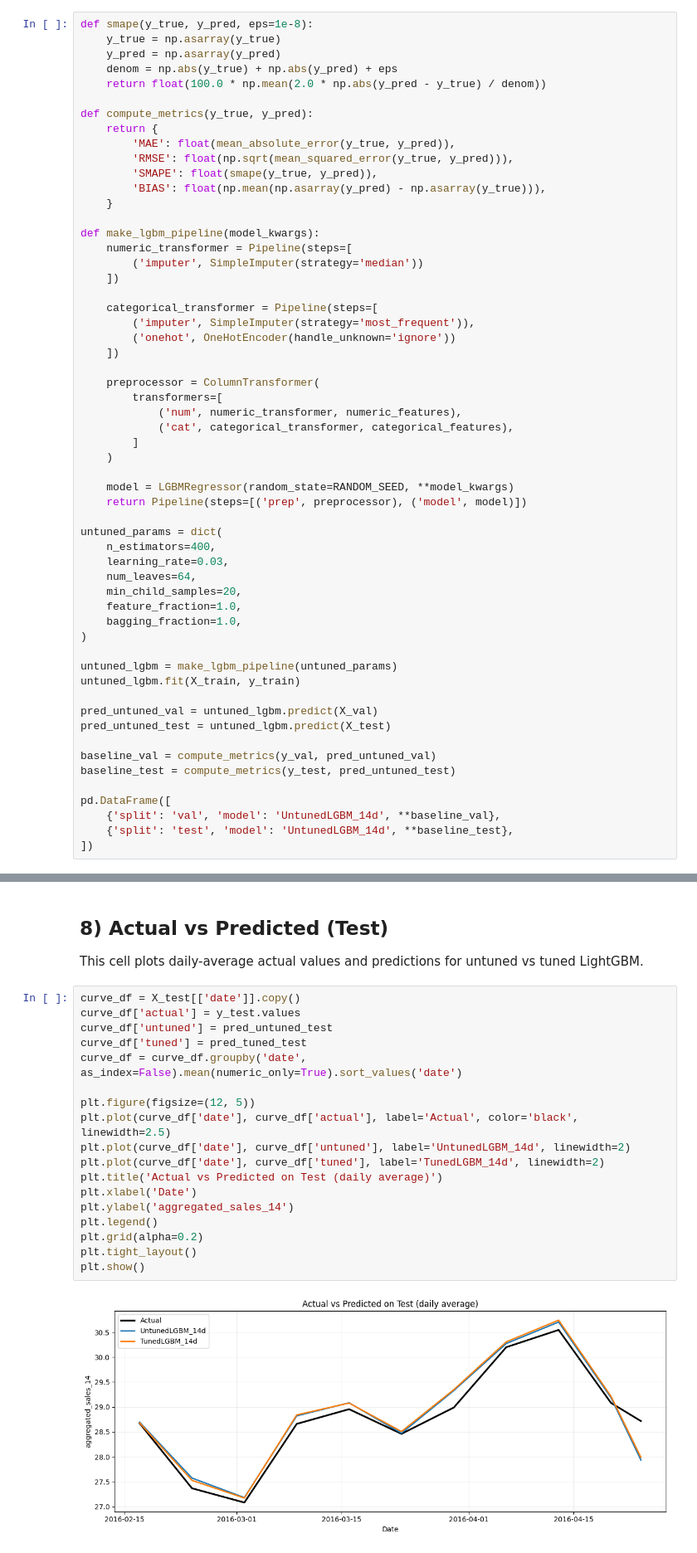
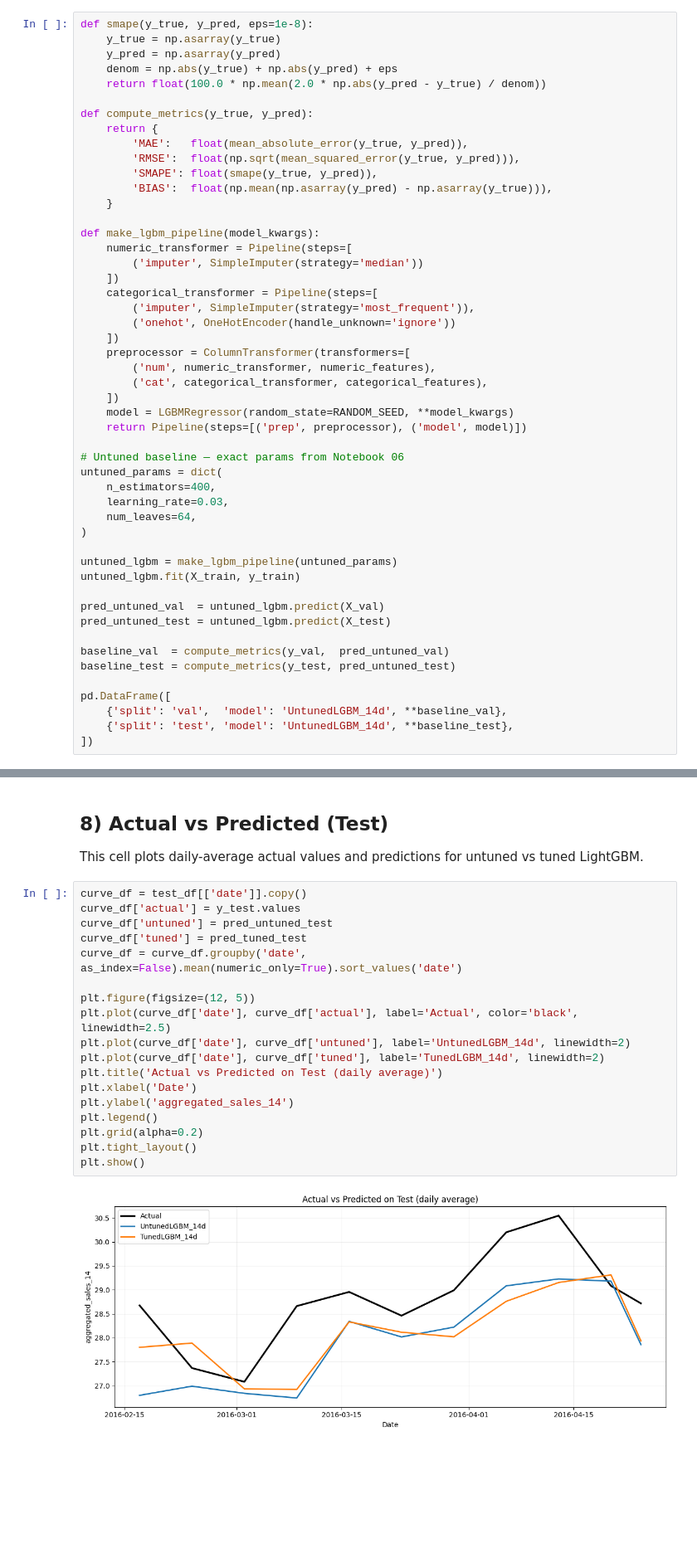
Before and after one commit to AmrKoura/Project_XAI, a Jupyter notebook: xai-retail-replenishment/notebooks/07_tune_lgbm_14_optuna.ipynb, the cells around one changed output, grey strips where cells are left out. Shown at 83% size. Drawn from its saved outputs; the diff is of its cells as text; blank space fills up the shorter version.

```diff
--- a/xai-retail-replenishment/notebooks/07_tune_lgbm_14_optuna.ipynb
+++ b/xai-retail-replenishment/notebooks/07_tune_lgbm_14_optuna.ipynb
@@ -97,52 +106,45 @@ def smape(y_true, y_pred, eps=1e-8):
 
 def compute_metrics(y_true, y_pred):
     return {
-        'MAE': float(mean_absolute_error(y_true, y_pred)),
-        'RMSE': float(np.sqrt(mean_squared_error(y_true, y_pred))),
+        'MAE':   float(mean_absolute_error(y_true, y_pred)),
+        'RMSE':  float(np.sqrt(mean_squared_error(y_true, y_pred))),
         'SMAPE': float(smape(y_true, y_pred)),
-        'BIAS': float(np.mean(np.asarray(y_pred) - np.asarray(y_true))),
+        'BIAS':  float(np.mean(np.asarray(y_pred) - np.asarray(y_true))),
     }
 
 def make_lgbm_pipeline(model_kwargs):
     numeric_transformer = Pipeline(steps=[
         ('imputer', SimpleImputer(strategy='median'))
     ])
-
     categorical_transformer = Pipeline(steps=[
         ('imputer', SimpleImputer(strategy='most_frequent')),
         ('onehot', OneHotEncoder(handle_unknown='ignore'))
     ])
-
-    preprocessor = ColumnTransformer(
-        transformers=[
-            ('num', numeric_transformer, numeric_features),
-            ('cat', categorical_transformer, categorical_features),
-        ]
-    )
-
+    preprocessor = ColumnTransformer(transformers=[
+        ('num', numeric_transformer, numeric_features),
+        ('cat', categorical_transformer, categorical_features),
+    ])
     model = LGBMRegressor(random_state=RANDOM_SEED, **model_kwargs)
     return Pipeline(steps=[('prep', preprocessor), ('model', model)])
 
+# Untuned baseline — exact params from Notebook 06
 untuned_params = dict(
     n_estimators=400,
     learning_rate=0.03,
     num_leaves=64,
-    min_child_samples=20,
-    feature_fraction=1.0,
-    bagging_fraction=1.0,
 )
 
 untuned_lgbm = make_lgbm_pipeline(untuned_params)
 untuned_lgbm.fit(X_train, y_train)
 
-pred_untuned_val = untuned_lgbm.predict(X_val)
+pred_untuned_val  = untuned_lgbm.predict(X_val)
 pred_untuned_test = untuned_lgbm.predict(X_test)
 
-baseline_val = compute_metrics(y_val, pred_untuned_val)
+baseline_val  = compute_metrics(y_val,  pred_untuned_val)
 baseline_test = compute_metrics(y_test, pred_untuned_test)
 
 pd.DataFrame([
-    {'split': 'val', 'model': 'UntunedLGBM_14d', **baseline_val},
+    {'split': 'val',  'model': 'UntunedLGBM_14d', **baseline_val},
     {'split': 'test', 'model': 'UntunedLGBM_14d', **baseline_test},
 ])
 # %% [output]
@@ -341,25 +336,25 @@ You can set `force_col_wise=true` to remove the overhead.
 ## 8) Actual vs Predicted (Test)
 This cell plots daily-average actual values and predictions for untuned vs tuned LightGBM.
 # %%
-curve_df = X_test[['date']].copy()
+curve_df = test_df[['date']].copy()
 curve_df['actual'] = y_test.values
 curve_df['untuned'] = pred_untuned_test
 curve_df['tuned'] = pred_tuned_test
 curve_df = curve_df.groupby('date', as_index=False).mean(numeric_only=True).sort_values('date')
 
 plt.figure(figsize=(12, 5))
 plt.plot(curve_df['date'], curve_df['actual'], label='Actual', color='black', linewidth=2.5)
 plt.plot(curve_df['date'], curve_df['untuned'], label='UntunedLGBM_14d', linewidth=2)
 plt.plot(curve_df['date'], curve_df['tuned'], label='TunedLGBM_14d', linewidth=2)
 plt.title('Actual vs Predicted on Test (daily average)')
 plt.xlabel('Date')
 plt.ylabel('aggregated_sales_14')
 plt.legend()
 plt.grid(alpha=0.2)
 plt.tight_layout()
 plt.show()
 # %% [output]
-[figure, old version]
+[figure, new version]
 # %% [markdown]
 ## 9) Residual Distribution (Test)
 This cell compares residual distributions of untuned vs tuned LightGBM on the test split.
```
Also changed, not shown: parts of 11 cells of this notebook, 16 other files.
